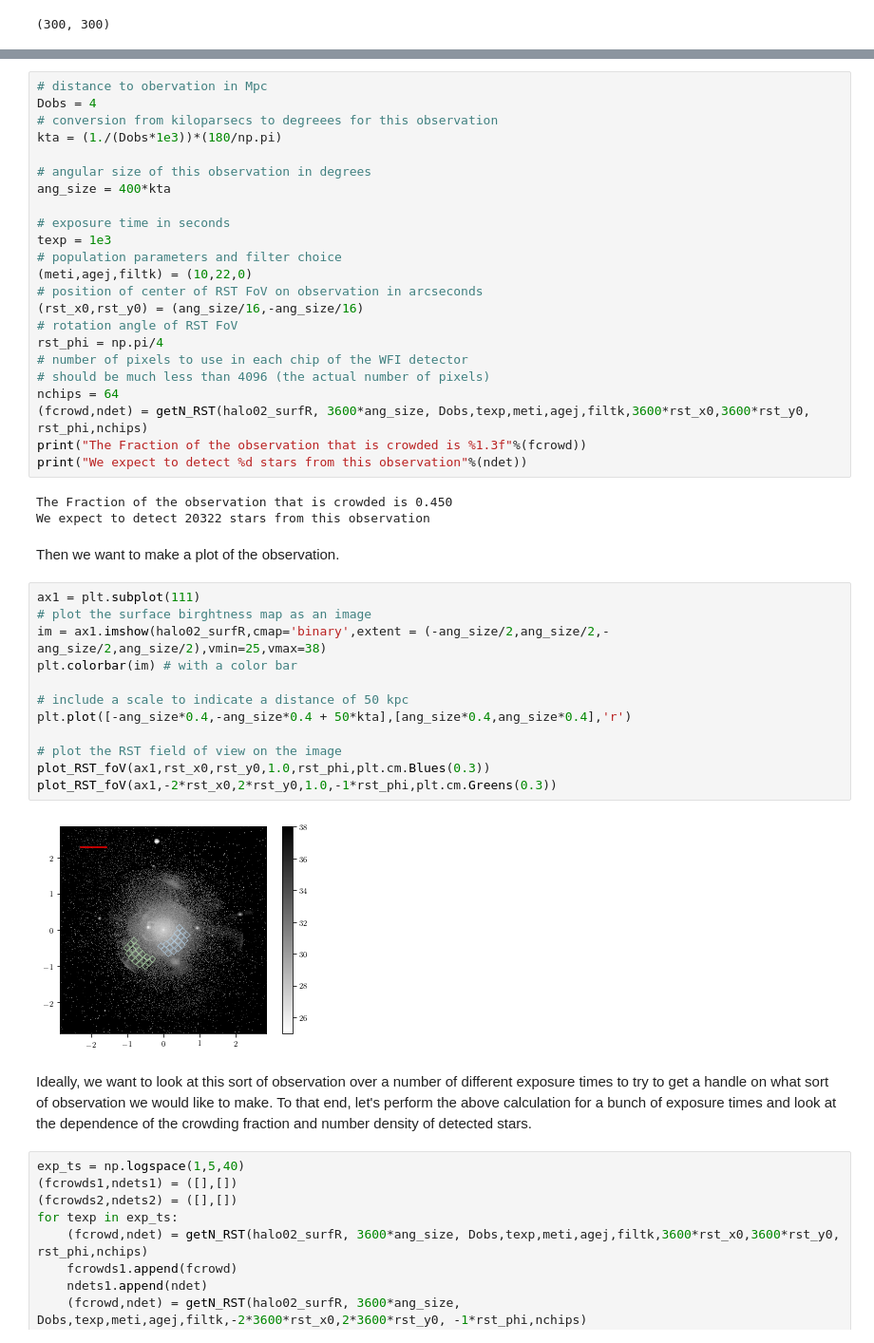
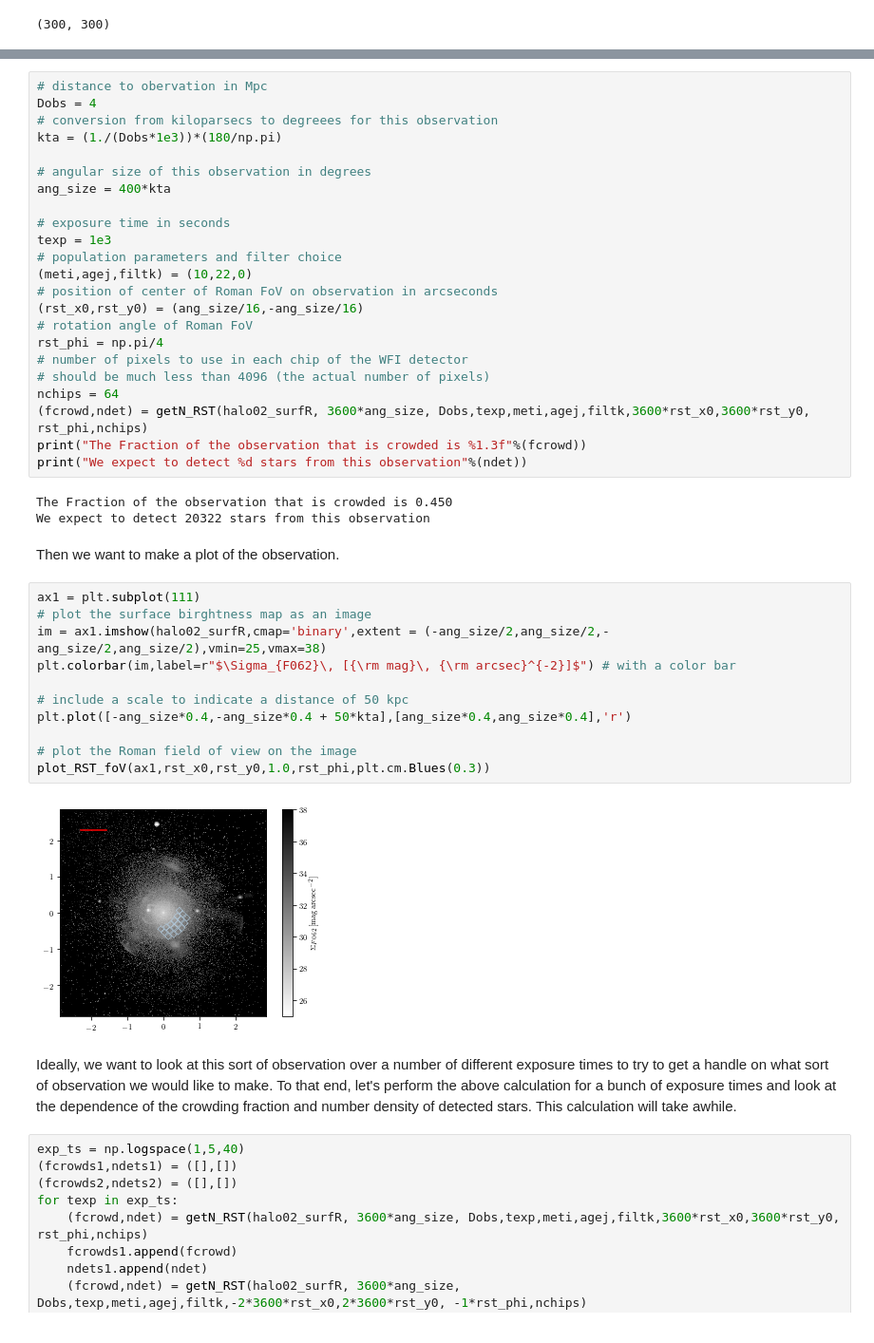
Before and after one commit to ltlancas/walter, a Jupyter notebook: observation.ipynb, the cells around one changed output, grey strips where cells are left out. Shown at 95% size. Saved outputs shown, nothing was run; the diff lists cells and outputs as text.

```diff
--- a/observation.ipynb
+++ b/observation.ipynb
@@ -388,9 +388,9 @@ ang_size = 400*kta
 texp = 1e3
 # population parameters and filter choice
 (meti,agej,filtk) = (10,22,0)
-# position of center of RST FoV on observation in arcseconds
+# position of center of Roman FoV on observation in arcseconds
 (rst_x0,rst_y0) = (ang_size/16,-ang_size/16)
-# rotation angle of RST FoV
+# rotation angle of Roman FoV
 rst_phi = np.pi/4
 # number of pixels to use in each chip of the WFI detector
 # should be much less than 4096 (the actual number of pixels)
@@ -406,19 +406,18 @@ Then we want to make a plot of the observation.
 # %%
 ax1 = plt.subplot(111)
 # plot the surface birghtness map as an image
 im = ax1.imshow(halo02_surfR,cmap='binary',extent = (-ang_size/2,ang_size/2,-ang_size/2,ang_size/2),vmin=25,vmax=38)
-plt.colorbar(im) # with a color bar
+plt.colorbar(im,label=r"$\Sigma_{F062}\, [{\rm mag}\, {\rm arcsec}^{-2}]$") # with a color bar
 
 # include a scale to indicate a distance of 50 kpc
 plt.plot([-ang_size*0.4,-ang_size*0.4 + 50*kta],[ang_size*0.4,ang_size*0.4],'r')
 
-# plot the RST field of view on the image
+# plot the Roman field of view on the image
 plot_RST_foV(ax1,rst_x0,rst_y0,1.0,rst_phi,plt.cm.Blues(0.3))
-plot_RST_foV(ax1,-2*rst_x0,2*rst_y0,1.0,-1*rst_phi,plt.cm.Greens(0.3))
 # %% [output]
-[figure, old version]
+[figure, new version]
 # %% [markdown]
-Ideally, we want to look at this sort of observation over a number of different exposure times to try to get a handle on what sort of observation we would like to make. To that end, let's perform the above calculation for a bunch of exposure times and look at the dependence of the crowding fraction and number density of detected stars.
+Ideally, we want to look at this sort of observation over a number of different exposure times to try to get a handle on what sort of observation we would like to make. To that end, let's perform the above calculation for a bunch of exposure times and look at the dependence of the crowding fraction and number density of detected stars. This calculation will take awhile.
 # %%
 exp_ts = np.logspace(1,5,40)
 (fcrowds1,ndets1) = ([],[])
```
Also changed, not shown: parts of 13 cells of this notebook, 2 other files.
